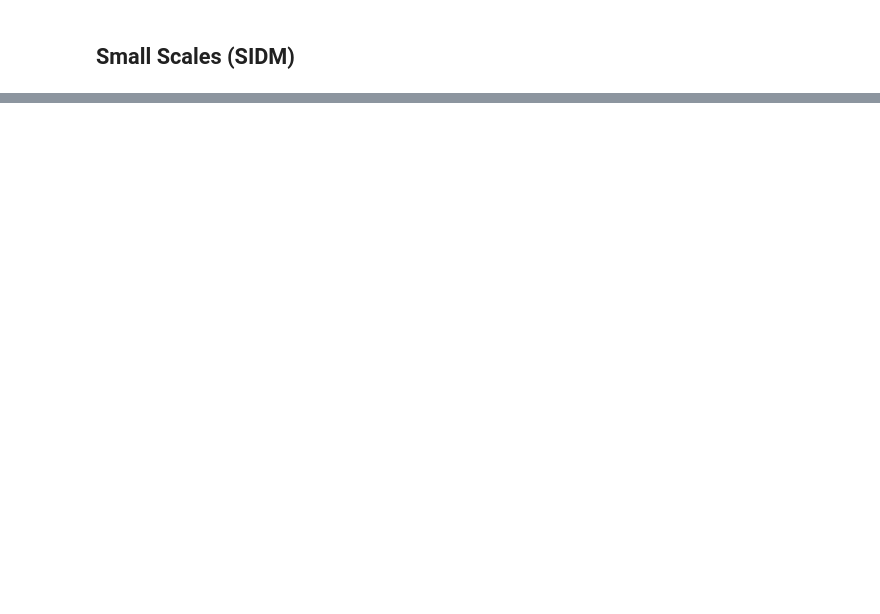
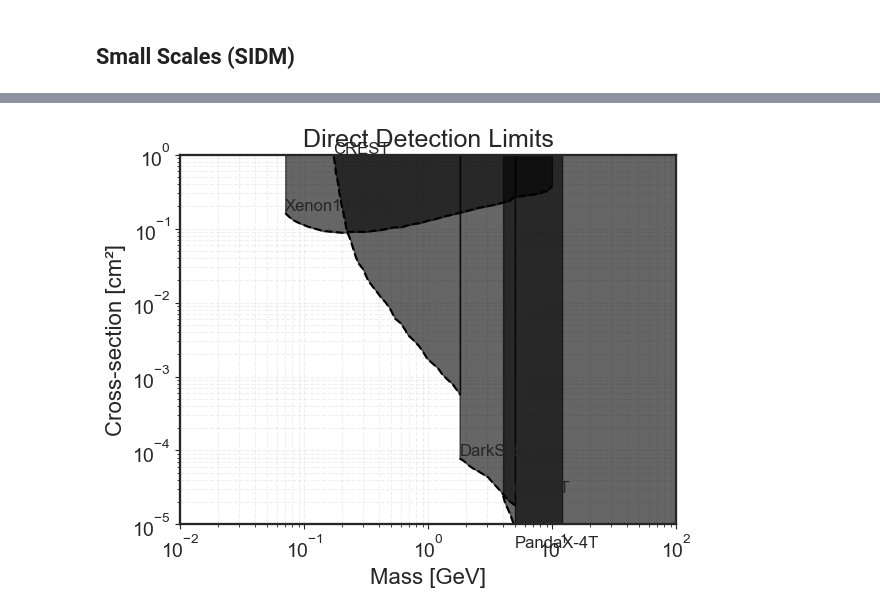
Before and after one commit to nigomezcr/Leptophilic-Atlas-Repo, a Jupyter notebook: ParameterSpace.ipynb, the cells around one changed output, grey strips where cells are left out. Saved outputs shown, nothing was run; the diff lists cells and outputs as text; code cells hidden in the pictures; blank space fills up the shorter version.

```diff
--- a/ParameterSpace.ipynb
+++ b/ParameterSpace.ipynb
@@ -241,0 +237,99 @@ plt.show()
+# %%
+plt.figure(figsize=(10, 6))  # width = 10 inches, height = 6 inches
+
+
+#Colors
+clusterColors = BackgroundColor3
+DwColors =BackgroundColor1
+Muoncolors = MainColor3
+RelicColors = MainColor2
+
+
+patch_dw = mpatches.Patch(color=DwColors, label=r'Dwarfs')
+patch_cl = mpatches.Patch(color=clusterColors, label=r'Clusters')
+patch_g2 = mpatches.Patch(color=Muoncolors, label=r'$g-2$')
+patch_Oh2 = mpatches.Patch(color=RelicColors, label=r'Relic Density')
+
+def colorFader(c1,c2,mix=0): #fade (linear interpolate) from color c1 (at mix=0) to c2 (mix=1)
+    c1=np.array(c1)
+    c2=np.array(c2)
+    return (1-mix)*c1 + mix*c2
+
+
+################## | Direct Detection Data  | #################
+
+# Optional: Create figure and set limits (you can adjust these)
+plt.figure()
+plt.yscale("log")
+plt.xscale("log")
+
+# Placeholder for ymax across all plots
+y_max_global = 1  # You can also use plt.ylim() if the limits are dynamic
+
+#Xenon1T-DMe
+Xenon1TDMe = np.loadtxt("Data-Sets/DirectDetection/Xenon1T-DMe.csv", delimiter=",")
+Xenon1_x = Xenon1TDMe[:, 0]
+Xenon1_y = Xenon1TDMe[:, 1]
+plt.plot(Xenon1_x, Xenon1_y, '--', color='k')
+plt.fill_between(Xenon1_x, Xenon1_y, y_max_global, color='black', alpha=0.3)
+plt.text(Xenon1_x[0], Xenon1_y[0]*1.1, "Xenon1T-DMe")
+
+
+# CREST
+CREST = np.loadtxt("Data-Sets/DirectDetection/CREST.csv", delimiter=",")
+CREST_x = CREST[:, 0]
+CREST_y = CREST[:, 1]
+plt.plot(CREST_x, CREST_y, '--', color='k')
+plt.fill_between(CREST_x, CREST_y, y_max_global, color='black', alpha=0.6)
+plt.text(CREST_x[0], CREST_y[0]*1.1, "CREST")
+
+# DarkSide
+DarkSide = np.loadtxt("Data-Sets/DirectDetection/DarkSide.csv", delimiter=",")
+DarkSide_x = DarkSide[:, 0]
+DarkSide_y = DarkSide[:, 1]
+plt.plot(DarkSide_x, DarkSide_y, '--', color='k')
+plt.fill_between(DarkSide_x, DarkSide_y, y_max_global, color='black', alpha=0.6)
+plt.text(DarkSide_x[0], DarkSide_y[0]*1.1, "DarkSide")
+
+# PandaX-4T
+PandaX_4T = np.loadtxt("Data-Sets/DirectDetection/PandaX-4T.csv", delimiter=",")
+PandaX_4T_x = PandaX_4T[:, 0]
+PandaX_4T_y = PandaX_4T[:, 1]
+plt.plot(PandaX_4T_x, PandaX_4T_y, '--', color='k')
+plt.fill_between(PandaX_4T_x, PandaX_4T_y, y_max_global, color='black', alpha=0.6)
+plt.text(PandaX_4T_x[0], PandaX_4T_y[0]*1.1, "PandaX-4T")
+
+# Xenon1T
+Xenon1T = np.loadtxt("Data-Sets/DirectDetection/Xenon1T.csv", delimiter=",")
+Xenon1T_x = Xenon1T[:, 0]
+Xenon1T_y = Xenon1T[:, 1]
+plt.plot(Xenon1T_x, Xenon1T_y, '--', color='k')
+plt.fill_between(Xenon1T_x, Xenon1T_y, y_max_global, color='black', alpha=0.6)
+plt.text(Xenon1T_x[0], Xenon1T_y[0]*1.1, "Xenon1T")
+
+# Set plot limits last to ensure all fills are visible
+plt.ylim(1e-5, y_max_global)
+plt.xlim(1e-2, 1e2)
+
+plt.xlabel("Mass [GeV]")
+plt.ylabel("Cross-section [cm²]")
+plt.title("Direct Detection Limits")
+plt.grid(True, which='both', ls='--', alpha=0.3)
+
+plt.show()
+
+
+
+
+################ ######################### #########################
+
+
+
+
+
+plt.tight_layout()
+
+plt.savefig("Plots/ParameterSpaceDM.pdf")
+plt.savefig("Plots/ParameterSpaceDM.svg")
+#plt.show()
+# %% [output]
@@ -241,0 +337 @@ plt.show()
+[figure, added]
```
Also changed, not shown: parts of 16 cells of this notebook, 19 other files.
